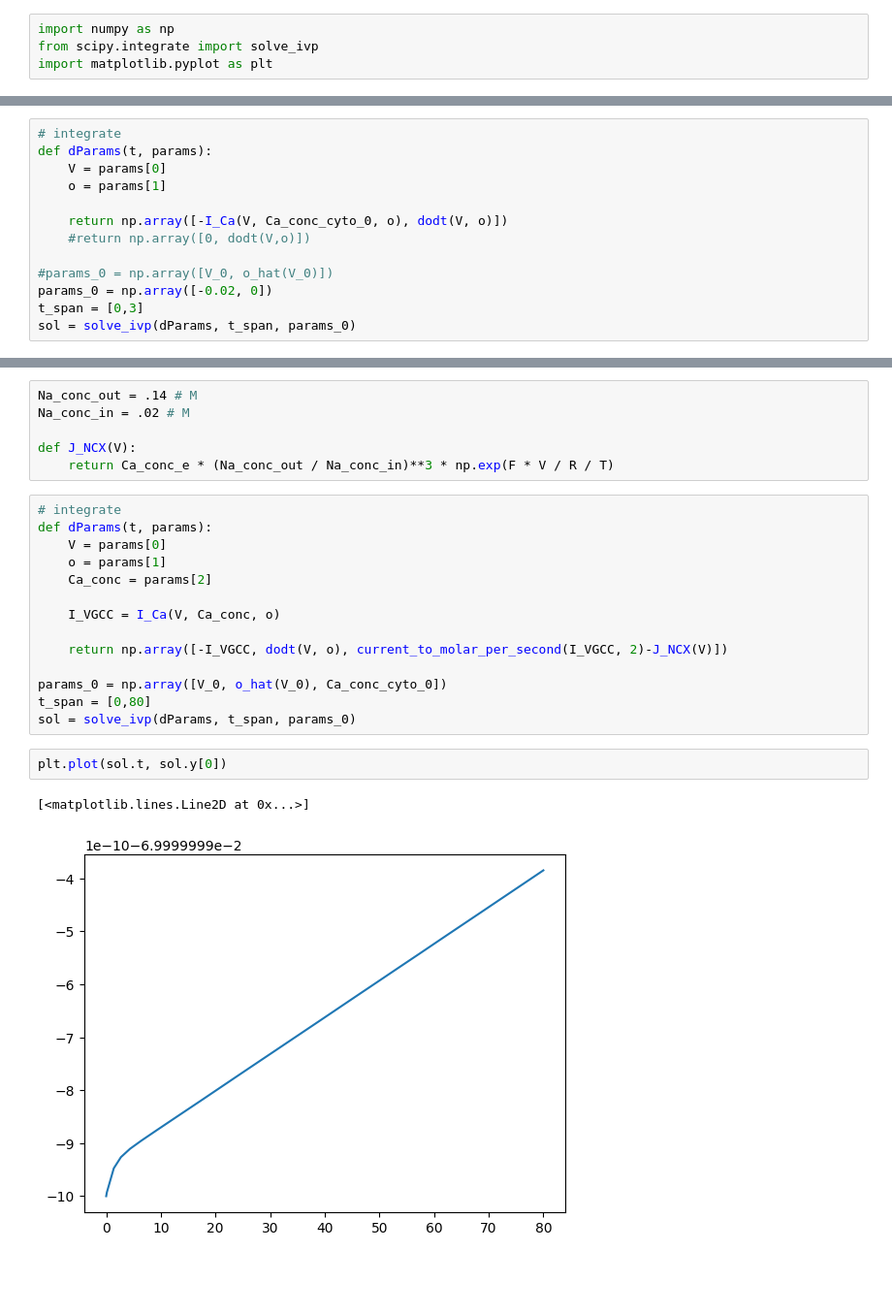
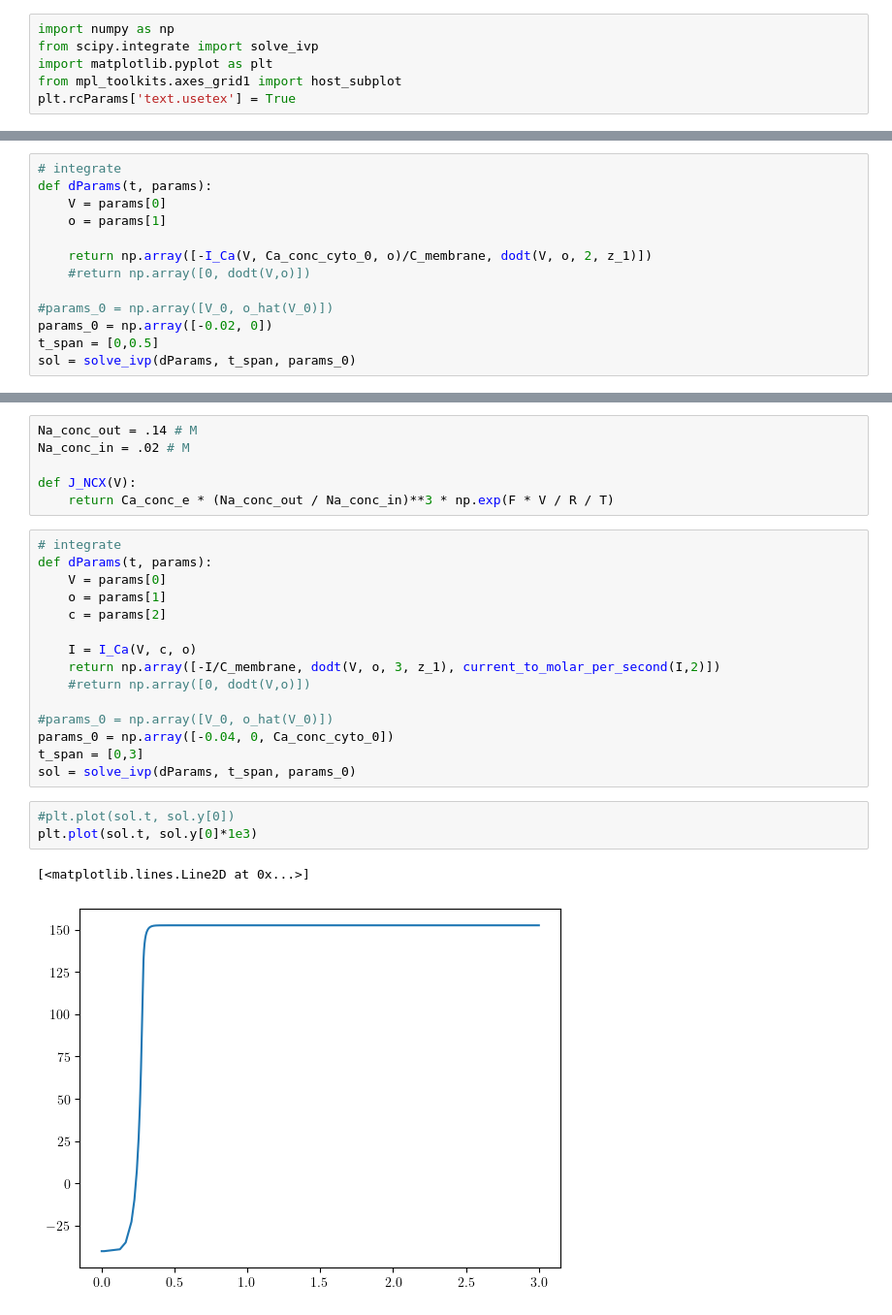
Before and after one commit to dizzyinez/math-neuro-final-project, a Jupyter notebook: VGCC.ipynb, the cells around one changed output, grey strips where cells are left out. Shown at 97% size. Drawn from its saved outputs; the diff is of its cells as text; blank space fills up the shorter version.

```diff
--- a/VGCC.ipynb
+++ b/VGCC.ipynb
@@ -2,6 +2,8 @@
 import numpy as np
 from scipy.integrate import solve_ivp
 import matplotlib.pyplot as plt
+from mpl_toolkits.axes_grid1 import host_subplot
+plt.rcParams['text.usetex'] = True
 # %%
 F = 96485 # C/mol
 R = 8.314 # J/(mol * k)
@@ -67,13 +77,0 @@ np.float64(-249.55160265376915)
-# %%
-# integrate
-def dParams(t, params):
-    V = params[0]
-    o = params[1]
-
-    return np.array([-I_Ca(V, Ca_conc_cyto_0, o), dodt(V, o)])
-    #return np.array([0, dodt(V,o)])
-
-#params_0 = np.array([V_0, o_hat(V_0)])
-params_0 = np.array([-0.02, 0])
-t_span = [0,3]
-sol = solve_ivp(dParams, t_span, params_0)
@@ -104 +86,14 @@ plt.plot(sol.t, res)
+# %%
+# integrate
+def dParams(t, params):
+    V = params[0]
+    o = params[1]
+
+    return np.array([-I_Ca(V, Ca_conc_cyto_0, o)/C_membrane, dodt(V, o, 2, z_1)])
+    #return np.array([0, dodt(V,o)])
+
+#params_0 = np.array([V_0, o_hat(V_0)])
+params_0 = np.array([-0.02, 0])
+t_span = [0,0.5]
+sol = solve_ivp(dParams, t_span, params_0)
 # %%
@@ -117,17 +124,19 @@ def J_NCX(V):
 def dParams(t, params):
     V = params[0]
     o = params[1]
-    Ca_conc = params[2]
+    c = params[2]
 
-    I_VGCC = I_Ca(V, Ca_conc, o)
+    I = I_Ca(V, c, o)
+    return np.array([-I/C_membrane, dodt(V, o, 3, z_1), current_to_molar_per_second(I,2)])
+    #return np.array([0, dodt(V,o)])
 
-    return np.array([-I_VGCC, dodt(V, o), current_to_molar_per_second(I_VGCC, 2)-J_NCX(V)])
-
-params_0 = np.array([V_0, o_hat(V_0), Ca_conc_cyto_0])
-t_span = [0,80]
+#params_0 = np.array([V_0, o_hat(V_0)])
+params_0 = np.array([-0.04, 0, Ca_conc_cyto_0])
+t_span = [0,3]
 sol = solve_ivp(dParams, t_span, params_0)
 # %%
-plt.plot(sol.t, sol.y[0])
+#plt.plot(sol.t, sol.y[0])
+plt.plot(sol.t, sol.y[0]*1e3)
 # %% [output]
 [<matplotlib.lines.Line2D at 0x...>]
-[figure, old version]
+[figure, new version]
```
Also changed, not shown: parts of 18 cells of this notebook, 2 other files.
